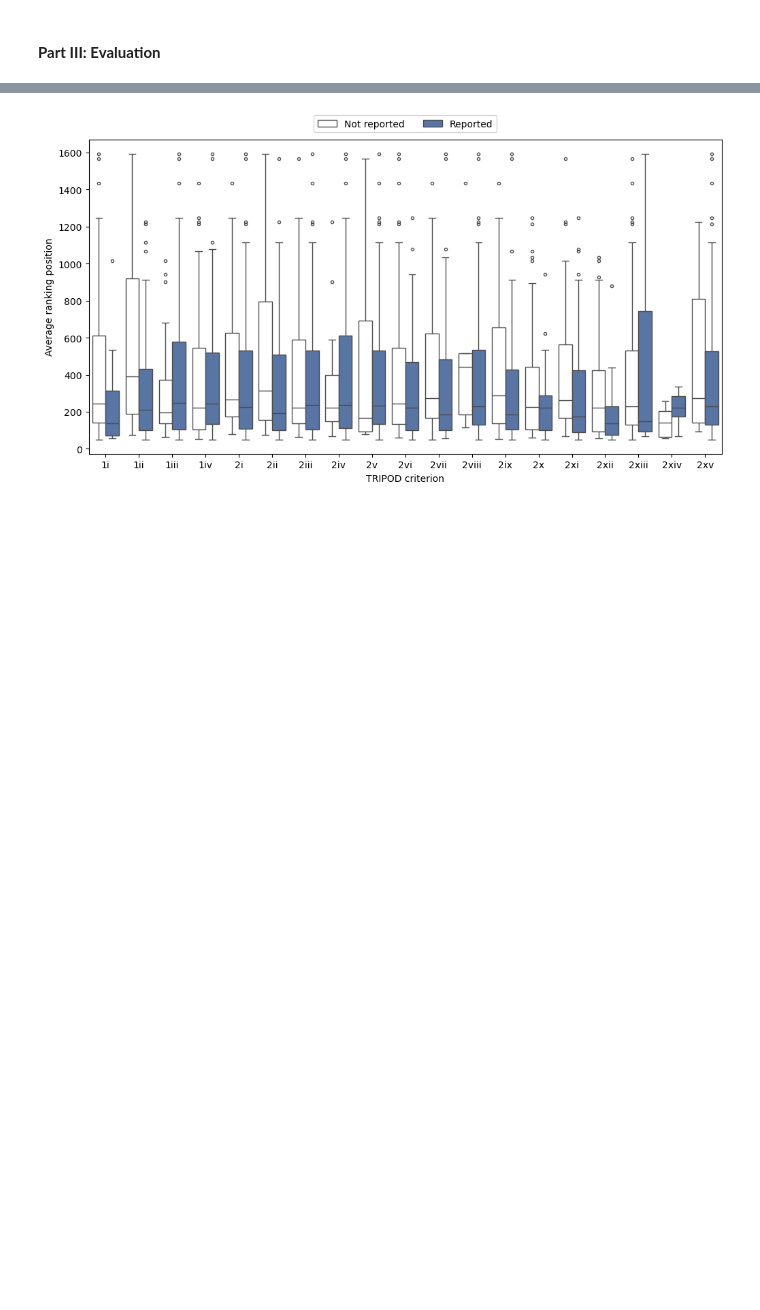
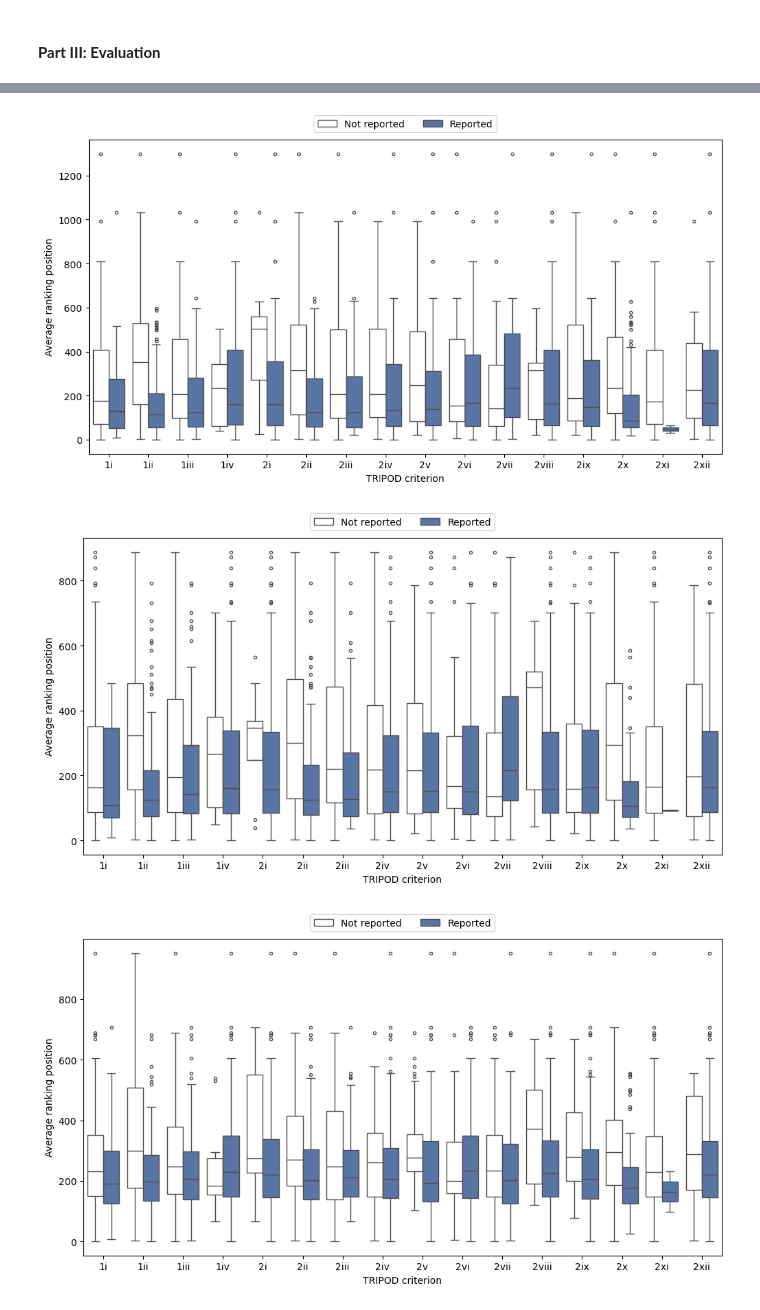
Before and after one commit to isa-sp/TAR-abstracts, a Jupyter notebook: set-up.ipynb, the cells around one changed output, grey strips where cells are left out. Saved outputs shown, nothing was run; the diff lists cells and outputs as text; code cells hidden in the pictures; blank space fills up the shorter version.

Commit message:
Add all models to figures

```diff
--- a/set-up.ipynb
+++ b/set-up.ipynb
@@ -52,8 +54,8 @@ for key, df in review_dic.items():
 Load rankings of previous study
 # %%
 # Specify the the classification, feature extraction, and query model(s) that were tested
-train_models = ['logistic', 'nb', 'svm']
-feature_models = ['tfidf', 'sbert']
+train_models = ['logistic']
+feature_models = ['tfidf', 'sbert', 'doc2vec']
 query_models = ['max']
 
 # Specify the number of simulations per review-model combination
@@ -98,7 +100,5 @@ for i in review_dic:
 
     review_dic_merged[review_key]['ranking_average_logistic_tfidf'] = review_dic_merged[review_key].filter(like='logistic_tfidf').mean(axis=1)
     review_dic_merged[review_key]['ranking_average_logistic_sbert'] = review_dic_merged[review_key].filter(like='logistic_sbert').mean(axis=1)
-    review_dic_merged[review_key]['ranking_average_nb_tfidf'] = review_dic_merged[review_key].filter(like='nb_tfidf').mean(axis=1)
-    review_dic_merged[review_key]['ranking_average_svm_sbert'] = review_dic_merged[review_key].filter(like='svm_sbert').mean(axis=1)
-    review_dic_merged[review_key]['ranking_average_svm_tfidf'] = review_dic_merged[review_key].filter(like='svm_tfidf').mean(axis=1)
+    review_dic_merged[review_key]['ranking_average_logistic_doc2vec'] = review_dic_merged[review_key].filter(like='logistic_doc2vec').mean(axis=1)
 # %%
@@ -178,46 +197,55 @@ for x_var in x_variables:
 # %%
 import pandas as pd
 import seaborn as sns
 import matplotlib.pyplot as plt
 
-df_plot2 = df.copy()
+df_plot2 = review_dic_merged['Prog1'].copy()
 
 #TODO check NaN values and add in plot
 
-# Select 'ranking_average_logistic_tfidf' and columns that start with '1' or '2'
-selected_columns = ['ranking_average_logistic_tfidf'] + list(df_plot2.filter(regex='^(1|2)'))
+rankings = ['ranking_average_logistic_sbert',
+            'ranking_average_logistic_tfidf',
+            'ranking_average_logistic_doc2vec'
+           ]
 
-# Select those columns
-df_selected = df_plot2[selected_columns]
+for ranking in rankings:
 
-# Reshape from wide to long format
-df_melted = df_selected.melt(id_vars='ranking_average_logistic_tfidf', var_name='item', value_name='value')
+    # Select 'ranking_average_logistic_tfidf' and columns that start with '1' or '2'
+    selected_columns = [ranking] + list(df_plot2.filter(regex='^(1|2)'))
 
-# Convert the ranking to numeric values for plotting
-df_melted['ranking_average_logistic_tfidf'] = pd.to_numeric(df_melted['ranking_average_logistic_tfidf'])
+    # Select those columns
+    df_selected = df_plot2[selected_columns]
 
-# Create the boxplot
-custom_palette = {0: "white", 1: sns.color_palette("deep")[0]}
-plt.figure(figsize=(12, 6))
-sns.boxplot(x="item", y="ranking_average_logistic_tfidf", hue="value", data=df_melted,
-            palette=custom_palette,
-            flierprops={"marker": "o", "markersize": 3})
+    # Reshape from wide to long format
+    df_melted = df_selected.melt(id_vars=ranking, var_name='item', value_name='value')
 
-# Customize the labels
-plt.ylabel("Average ranking position")
-plt.xlabel("TRIPOD criterion")
+    # Convert the ranking to numeric values for plotting
+    df_melted[ranking] = pd.to_numeric(df_melted[ranking])
 
-# Add the legend
-handles, labels = plt.gca().get_legend_handles_labels()
-plt.legend(
-    handles=handles,
-    labels=['Not reported', 'Reported'],
-    bbox_to_anchor=(0.5, 1.05),
-    loc='center',
-    borderaxespad=0.,
-    ncol=2
-)
+    # Create the boxplot
+    custom_palette = {0: "white", 1: sns.color_palette("deep")[0]}
+    plt.figure(figsize=(12, 6))
+    sns.boxplot(x="item", y=ranking, hue="value", data=df_melted,
+                palette=custom_palette,
+                flierprops={"marker": "o", "markersize": 3})
 
-plt.show()
+    # Customize the labels
+    plt.ylabel("Average ranking position")
+    plt.xlabel("TRIPOD criterion")
+
+    # Add the legend
+    handles, labels = plt.gca().get_legend_handles_labels()
+    plt.legend(
+        handles=handles,
+        labels=['Not reported', 'Reported'],
+        bbox_to_anchor=(0.5, 1.05),
+        loc='center',
+        borderaxespad=0.,
+        ncol=2
+    )
+
+    plt.show()
 # %% [output]
-[figure, old version]
+[figure, new version]
+[figure, added]
+[figure, added]
```
Also changed, not shown: parts of 14 cells of this notebook.
